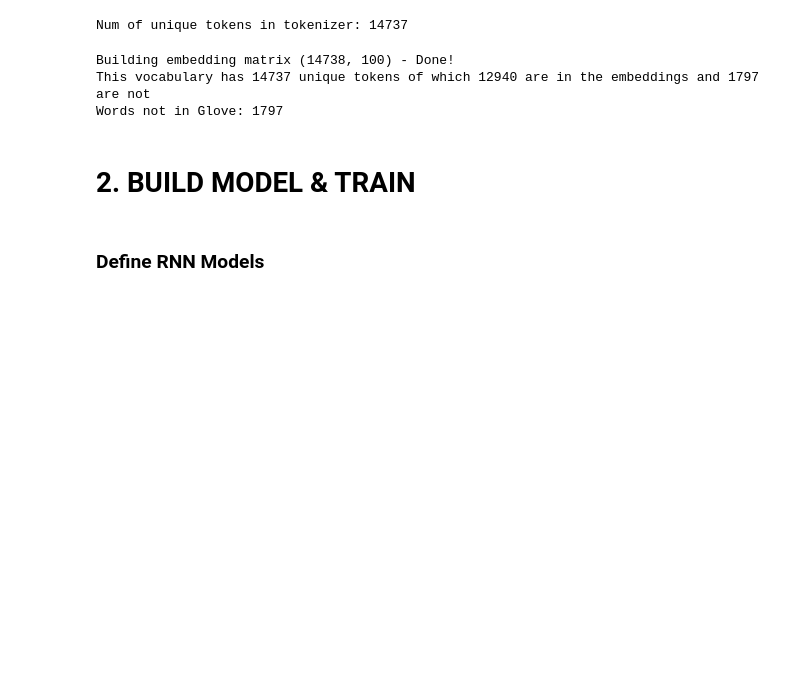
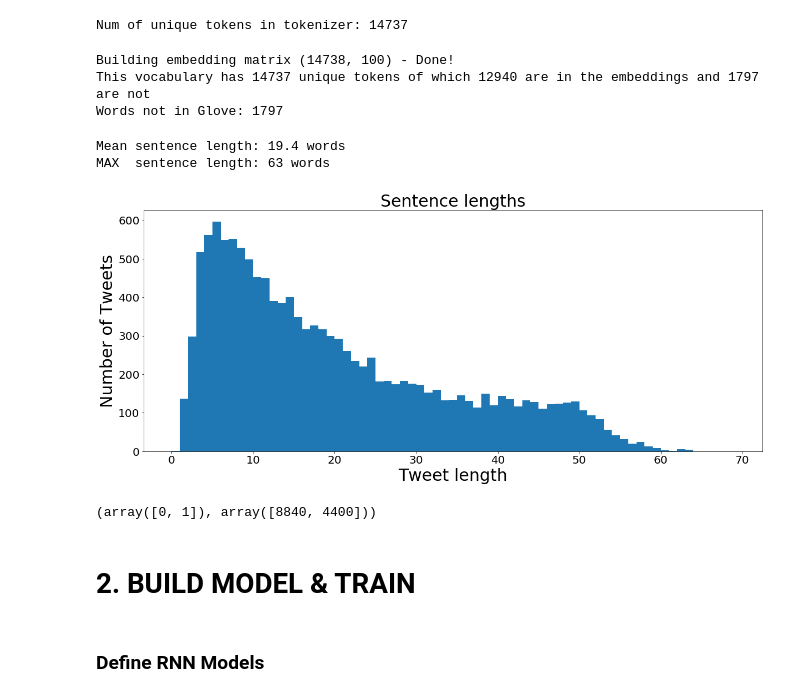
Before and after one commit to Norbo11/natural_language_processing, a Jupyter notebook: NLP - Task A.ipynb, the cells around one changed output. Drawn from its saved outputs; the diff is of its cells as text; code cells hidden in the pictures; blank space fills up the shorter version.

```diff
--- a/NLP - Task A.ipynb
+++ b/NLP - Task A.ipynb
@@ -440,6 +398,29 @@ if use_pretrained_embeddings:
 Building embedding matrix (14738, 100) - Done!
 This vocabulary has 14737 unique tokens of which 12940 are in the embeddings and 1797 are not
 Words not in Glove: 1797
+# %%
+sentence_lengths = [len(tokens) for tokens in sequences]
+print("Mean sentence length: {:0.1f} words".format(np.mean(sentence_lengths)))
+print("MAX  sentence length: {} words".format(np.max(sentence_lengths)))
+
+fig, ax = plt.subplots(nrows=1, ncols=1)
+
+fig.set_size_inches([20, 8])
+
+ax.set_title('Sentence lengths', fontsize=30)
+ax.set_xlabel('Tweet length', fontsize=30)
+ax.set_ylabel('Number of Tweets', fontsize=30)
+ax.hist(sentence_lengths, bins=list(range(70)))
+ax.tick_params(labelsize=20)
+fig.savefig("sentence_lenghts.pdf", bbox_inches="tight")
+# %% [output]
+Mean sentence length: 19.4 words
+MAX  sentence length: 63 words
+[figure, added]
+# %%
+np.unique(y, return_counts=True)
+# %% [output]
+(array([0, 1]), array([8840, 4400]))
 # %% [markdown]
 # 2. BUILD MODEL & TRAIN
 # %% [markdown]
```
Also changed, not shown: parts of 5 cells of this notebook, 1 other file.
